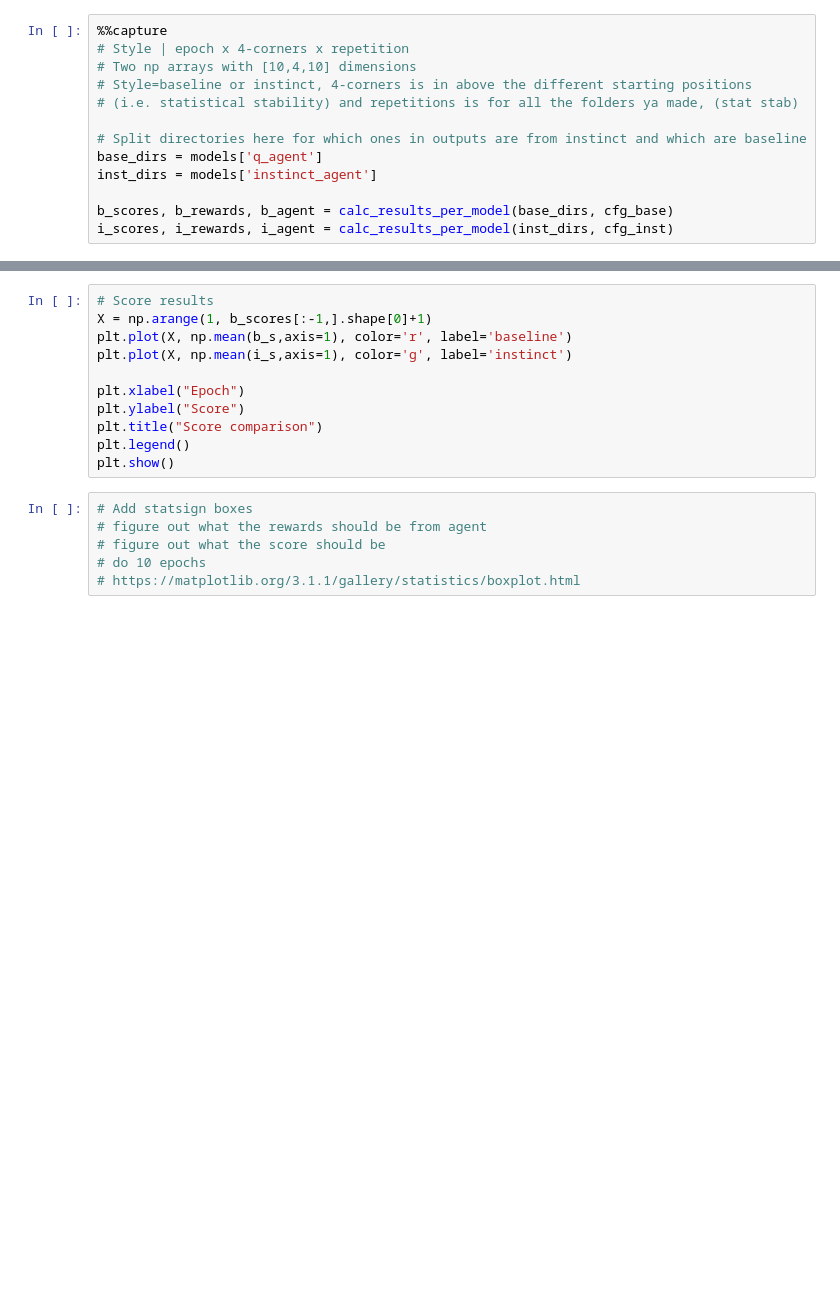
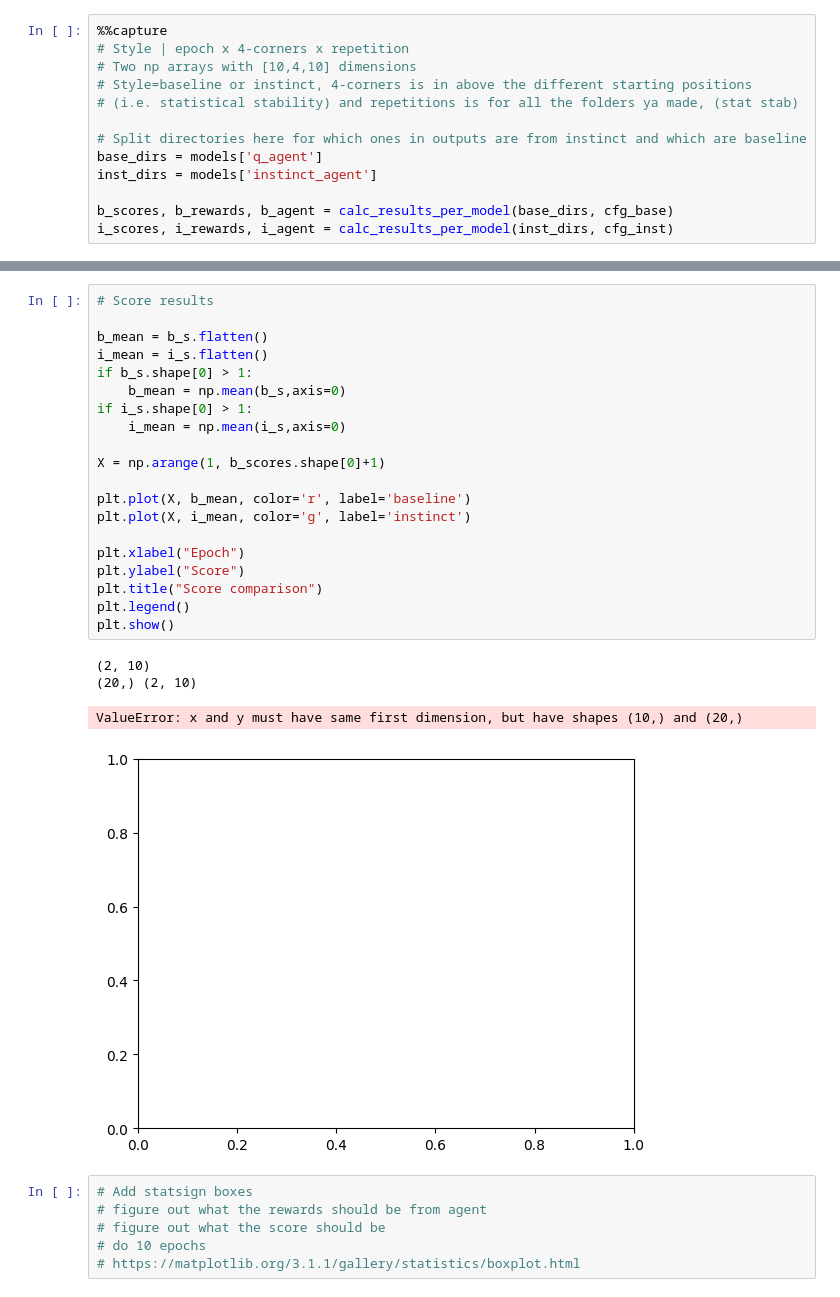
Before and after one commit to biological-alignment-benchmarks/biological-alignment-gridagents-benchmarks, a Jupyter notebook: aintelope/analytics/plot_results.ipynb, the cells around one changed output, grey strips where cells are left out. Cells and saved outputs as stored; diff of their text form; blank space fills up the shorter version.

```diff
--- a/aintelope/analytics/plot_results.ipynb
+++ b/aintelope/analytics/plot_results.ipynb
@@ -382,14 +366,28 @@ plt.show()
 # %%
 # Score results
-X = np.arange(1, b_scores[:-1,].shape[0]+1)
-plt.plot(X, np.mean(b_s,axis=1), color='r', label='baseline')
-plt.plot(X, np.mean(i_s,axis=1), color='g', label='instinct')
+
+b_mean = b_s.flatten()
+i_mean = i_s.flatten()
+if b_s.shape[0] > 1:
+    b_mean = np.mean(b_s,axis=0)
+if i_s.shape[0] > 1:
+    i_mean = np.mean(i_s,axis=0)
+
+X = np.arange(1, b_scores.shape[0]+1)
+
+plt.plot(X, b_mean, color='r', label='baseline')
+plt.plot(X, i_mean, color='g', label='instinct')
 
 plt.xlabel("Epoch")
 plt.ylabel("Score")
 plt.title("Score comparison")
 plt.legend()
 plt.show()
+# %% [output]
+(2, 10)
+(20,) (2, 10)
+ValueError: x and y must have same first dimension, but have shapes (10,) and (20,)
+[figure, added]
 # %%
 # Add statsign boxes
 # figure out what the rewards should be from agent
```
Also changed, not shown: parts of 9 cells of this notebook.
